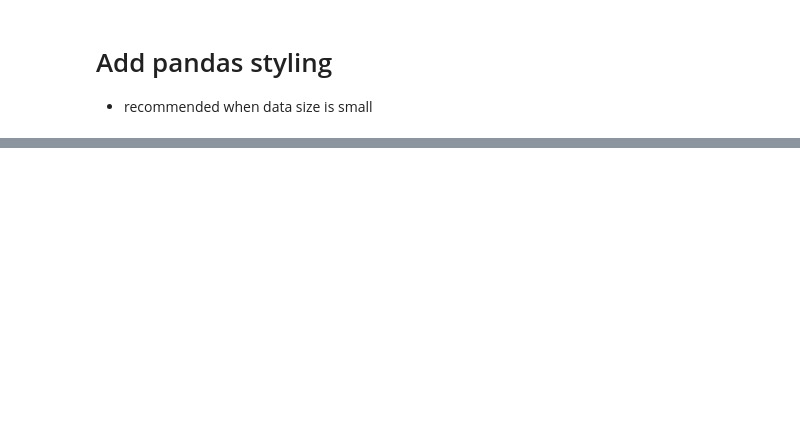
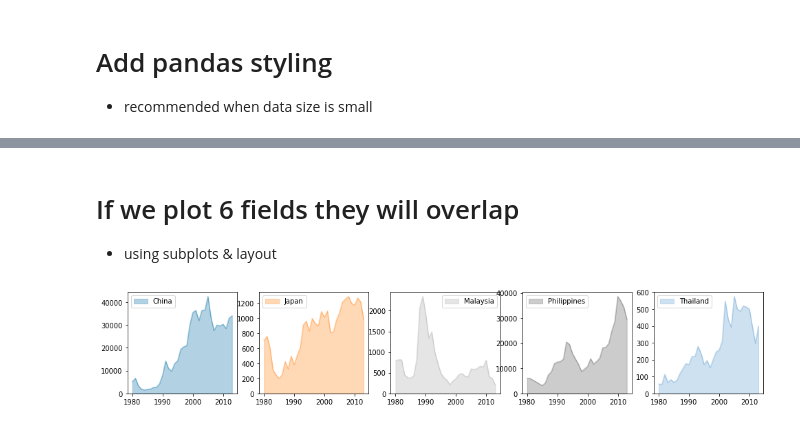
Before and after one commit to RayanAhmed2000/Python-with-DS---Digipodium, a Jupyter notebook: Data Science/data_analytics4.ipynb, the cells around one changed output, grey strips where cells are left out. Drawn from its saved outputs; the diff is of its cells as text; code cells hidden in the pictures; blank space fills up the shorter version.

```diff
--- a/Data Science/data_analytics4.ipynb
+++ b/Data Science/data_analytics4.ipynb
@@ -200,0 +242,12 @@ continent_df.style.text_gradient(cmap='rainbow')
+# %% [markdown]
+# If we plot 6 fields they will overlap
+- using subplots & layout
+# %%
+from matplotlib.pyplot import subplot, subplots
+
+
+_= df.loc[country_list,years].T.plot(kind='area',figsize=(20,6),stacked = False, alpha =0.3,subplots = True, layout=(2,6),sharex = False)
+
+# _ is used for removing the <axis=><axis=> this statements that appear in output
+# %% [output]
+[figure, added]
```
Also changed, not shown: parts of 30 cells of this notebook, 1 other file.
